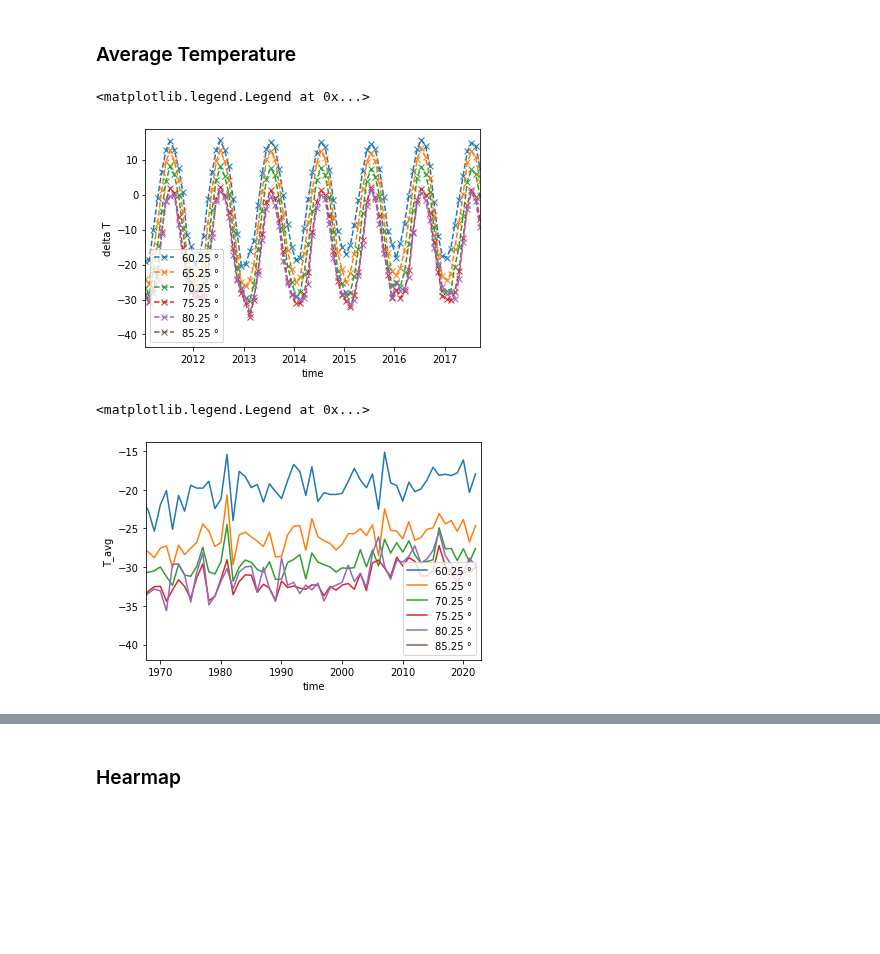
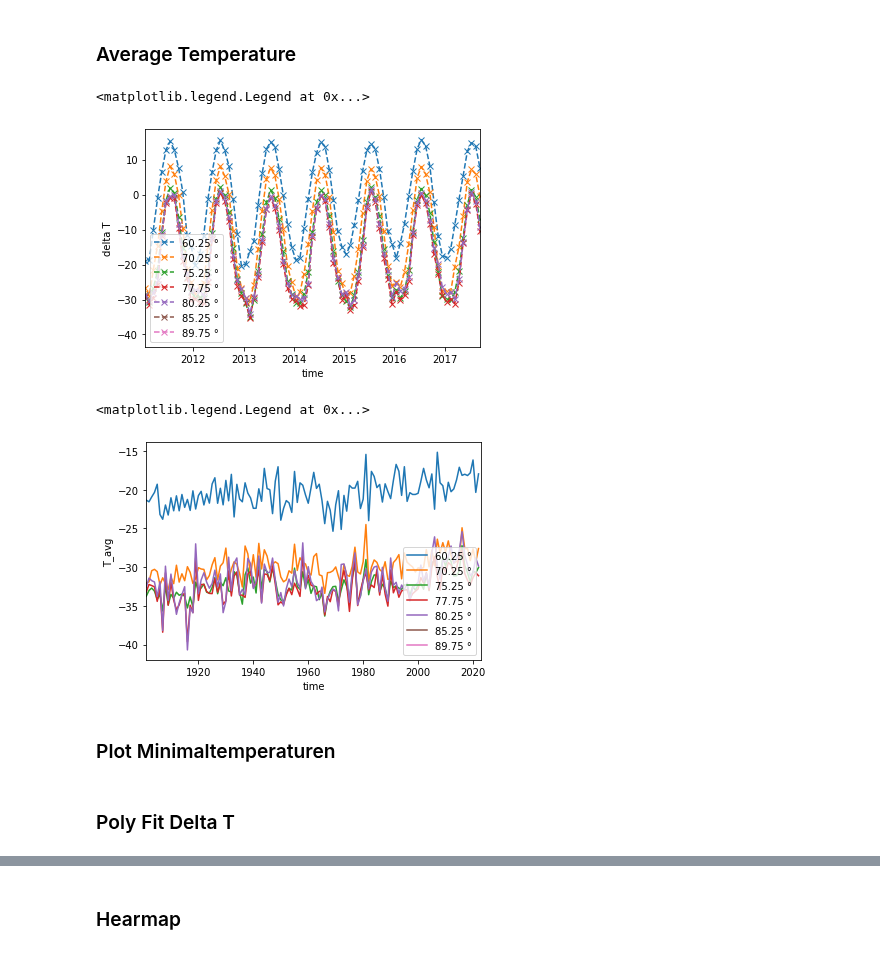
Before and after one commit to LeoausderDose/Praktikum_AWI, a Jupyter notebook: ImportTMax.ipynb, the cells around one changed output, grey strips where cells are left out. Saved outputs shown, nothing was run; the diff lists cells and outputs as text; code cells hidden in the pictures; blank space fills up the shorter version.

Commit message:
Introducing Poly Fit

```diff
--- a/ImportTMax.ipynb
+++ b/ImportTMax.ipynb
@@ -61,7 +61,7 @@ plt.xlim(time_values[1100], time_values[1200])
 (8294.0, 11338.0)
 [figure]
 # %%
-latitude = [60.25, 65.25, 70.25, 75.25, 80.25, 85.25]
+latitude = [60.25,  70.25, 75.25, 77.75, 80.25, 85.25, 89.75]
 # %%
 # Plot tmn
 for i in latitude:
@@ -211,19 +283,23 @@ plt.xlim(time_values[1320], time_values[1400])
 plt.legend(loc = 3)
 # %% [output]
 <matplotlib.legend.Legend at 0x...>
-[figure, old version]
+[figure, new version]
 # %%
 # Nach Jahreszeiten selektiert Januar
 month = 1
 
 for i in latitude:
     plt.plot(select_every_12th_with_start(time_values,month), select_every_12th_with_start(TAvg_Lat.sel(lat = str(i)).tmp,month), label = str(i)+' °')
 
 plt.xlabel('time')
 plt.ylabel('T_avg')
 
-plt.xlim(time_values[800], time_values[-1])
+plt.xlim(time_values[0], time_values[-1])
 plt.legend(loc = 4)
 # %% [output]
 <matplotlib.legend.Legend at 0x...>
-[figure, old version]
+[figure, new version]
+# %% [markdown]
+### Plot Minimaltemperaturen
+# %% [markdown]
+### Poly Fit Delta T
```
Also changed, not shown: parts of 11 cells of this notebook, 12 other files.
